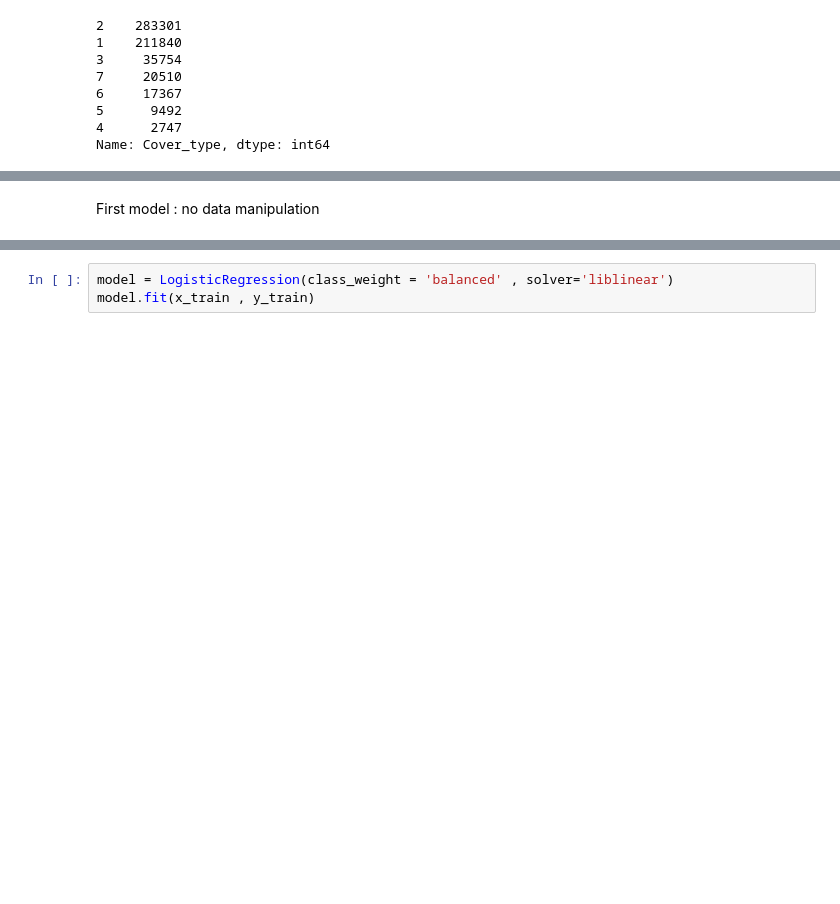
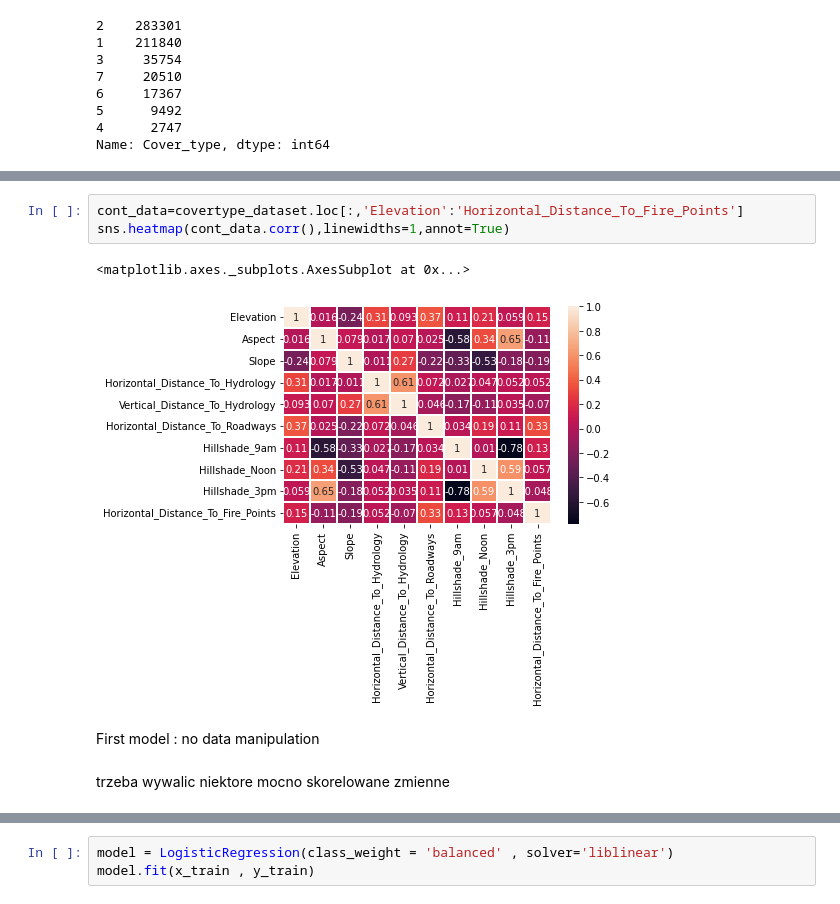
Before and after one commit to Michalinh0/DS2022, a Jupyter notebook: Classification/Covertype.ipynb, the cells around one changed output, grey strips where cells are left out. Saved outputs shown, nothing was run; the diff lists cells and outputs as text; blank space fills up the shorter version.

```diff
--- a/Classification/Covertype.ipynb
+++ b/Classification/Covertype.ipynb
@@ -61,5 +88,13 @@ Name: Cover_type, dtype: int64
+# %%
+cont_data=covertype_dataset.loc[:,'Elevation':'Horizontal_Distance_To_Fire_Points']
+sns.heatmap(cont_data.corr(),linewidths=1,annot=True)
+# %% [output]
+<matplotlib.axes._subplots.AxesSubplot at 0x...>
+[figure, added]
 # %% [markdown]
 First model : no data manipulation
+# %% [markdown]
+trzeba wywalic niektore mocno skorelowane zmienne
 # %%
 x = covertype_dataset[input_vector]
 y = covertype_dataset["Cover_type"]
```
Also changed, not shown: parts of 13 cells of this notebook.
